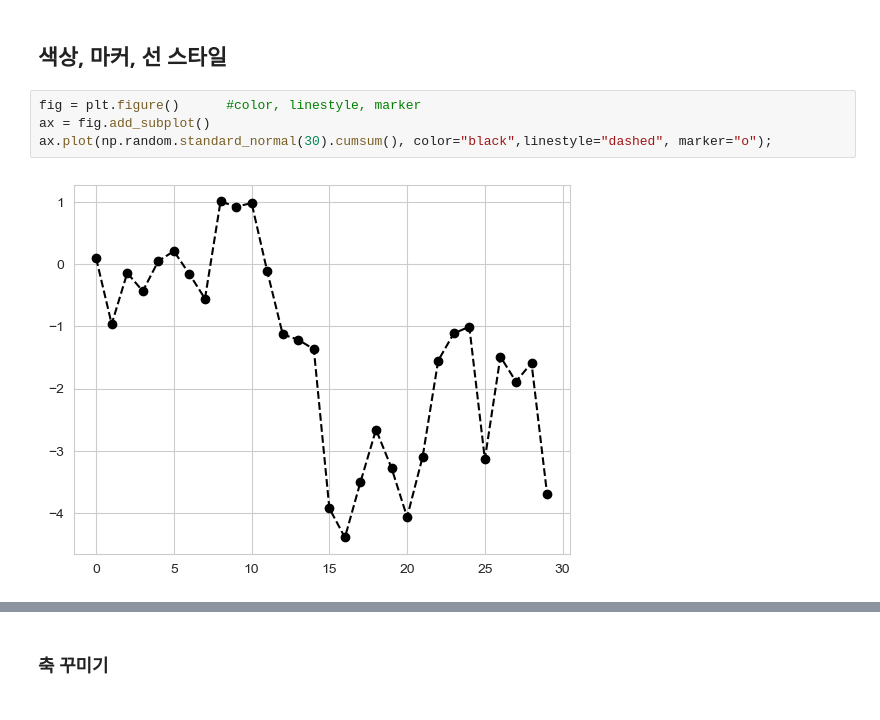
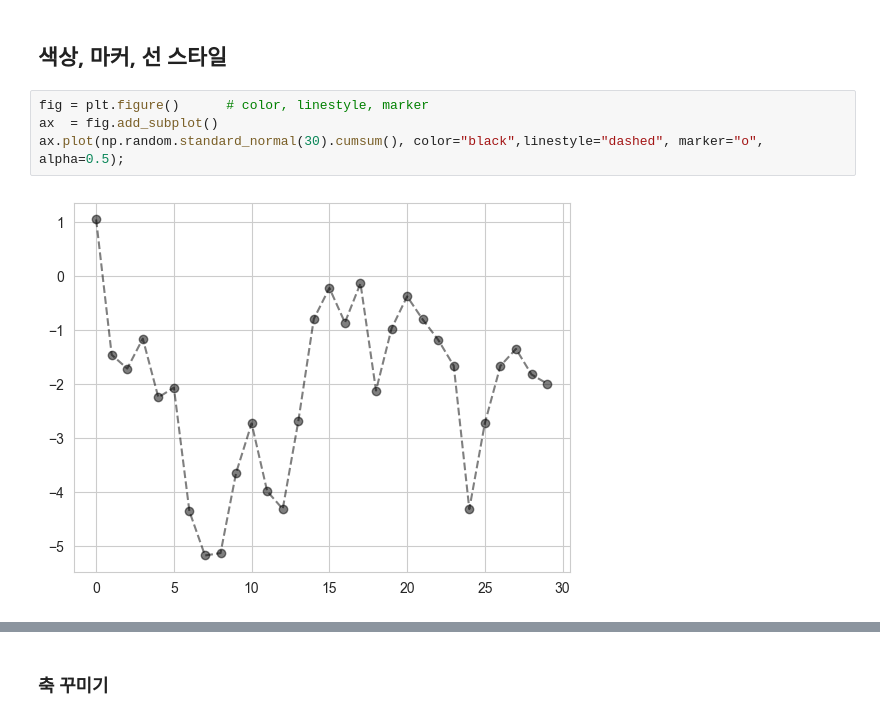
Before and after one commit to seoyun-dev/TIL, a Jupyter notebook: BDA/6_그래프와시각화.ipynb, the cells around one changed output, grey strips where cells are left out. Drawn from its saved outputs; the diff is of its cells as text.

```diff
--- a/BDA/6_그래프와시각화.ipynb
+++ b/BDA/6_그래프와시각화.ipynb
@@ -128,9 +142,9 @@ fig.subplots_adjust(wspace=0.01, hspace=0.01)                #adjust wspace, hsp
 # %% [markdown]
 ## 색상, 마커, 선 스타일
 # %%
-fig = plt.figure()      #color, linestyle, marker
-ax = fig.add_subplot()
-ax.plot(np.random.standard_normal(30).cumsum(), color="black",linestyle="dashed", marker="o");
+fig = plt.figure()      # color, linestyle, marker
+ax  = fig.add_subplot()
+ax.plot(np.random.standard_normal(30).cumsum(), color="black",linestyle="dashed", marker="o", alpha=0.5);
 # %% [output]
-[figure, old version]
+[figure, new version]
 # %%
```
Also changed, not shown: parts of 21 cells of this notebook.
